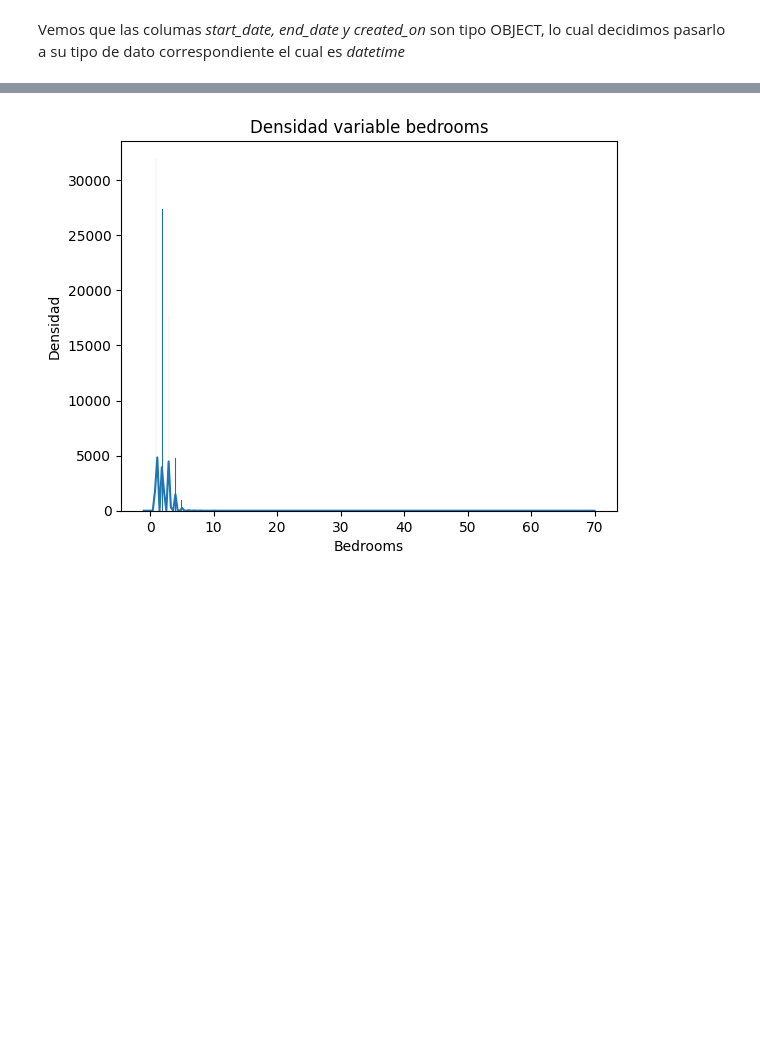
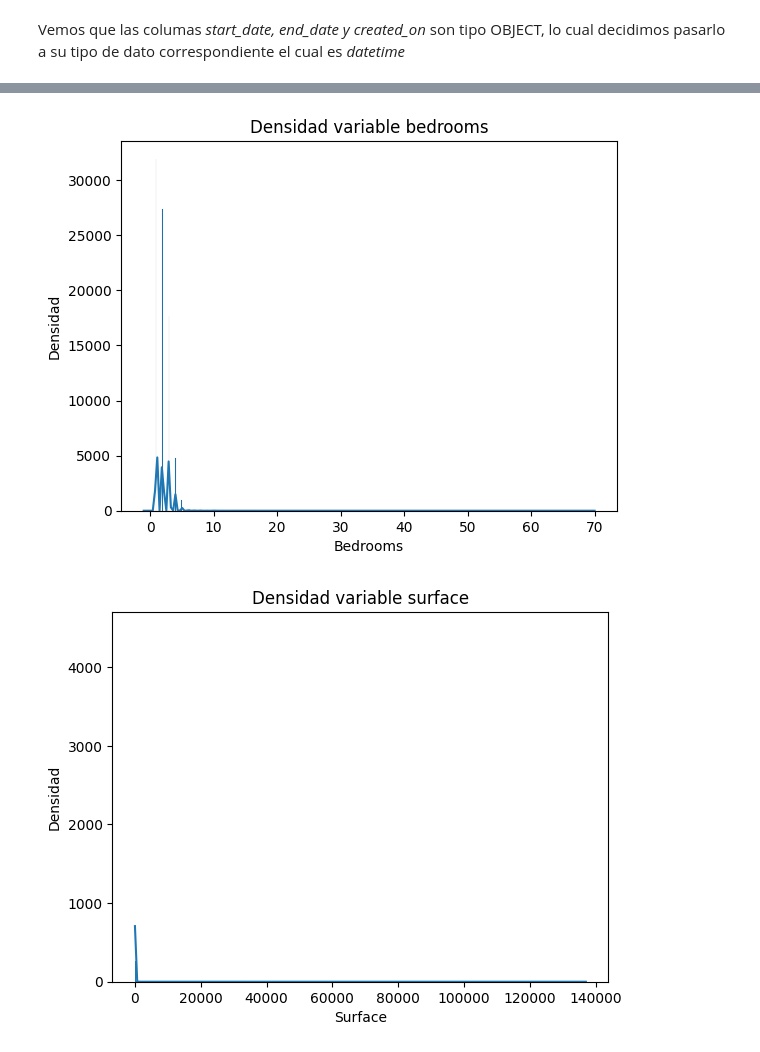
Before and after one commit to decouflet/7506R-2C2022-GRUPO15, a Jupyter notebook: TP1_orga_del_datos.ipynb, the cells around one changed output, grey strips where cells are left out. Drawn from its saved outputs; the diff is of its cells as text; code cells hidden in the pictures; blank space fills up the shorter version.

```diff
--- a/TP1_orga_del_datos.ipynb
+++ b/TP1_orga_del_datos.ipynb
@@ -164,28 +182,41 @@ train_set, train_test = train_test_split(properati_limpio, test_size = 0.2, rand
 # %%
 #Heatmap de la correlacion de Pearson entre las variables
 
 matriz_corr_properati = properati_limpio.corr()
 
 plt.figure(figsize = (8,4))
 sns.heatmap(matriz_corr_properati, annot = True, cmap='coolwarm')
 plt.show()
 
 #Como vemos en el mapa de calor las variables de cantidad de habitaciones y cantidad de ambientes estan furtemente correlacionadas
 # ya que el valor de su correlacion de Pearson es cercano a 1
 
 #Distribucion de:
 
 #Ambientes
 sns_hist=sns.histplot(data=properati_limpio['property_rooms'], kde=True, alpha = 1).set(title="Densidad variable rooms",xlabel="Rooms",ylabel="Densidad")
 plt.show()
 
 #Habitaciones
 sns_hist=sns.histplot(data=properati_limpio['property_bedrooms'], kde=True, alpha = 1).set(title="Densidad variable bedrooms",xlabel="Bedrooms",ylabel="Densidad")
 plt.show()
 
 #Ambos graficos de distribucion nos dicen que la cantidad de ambientes y habitaciones ronda entre 0 y 5 en la mayoria de las propiedades
-#Tambien se observan valores atipicos: Propiedades con 40 ambientes y 70 habitaciones (hay que hacerle un tratamiento para que el grafico sea mas claro)
+#Tambien se observan valores atipicos: Propiedades con 40 ambientes y 70 habitaciones a los que hay que hacerle un tratamiento para que el grafico sea mas claro
+#modificando/eliminando estos valores que hacen complicada la interpretacion del grafico.
+
+#Un buen tratamiento para los datos faltantes de las variables del numero de habitaciones y ambientes seria una regresion lineal con el precio de la propiedad, es decir
+#que en base a su precio se calcule la cantidad de ambientes y habitaciones
+
+#Superficie
+sns_hist=sns.histplot(data=properati_limpio['property_surface_total'], kde=True, alpha = 1).set(title="Densidad variable surface",xlabel="Surface",ylabel="Densidad")
+plt.show()
+
+#Precio
+sns_hist=sns.histplot(data=properati_limpio['property_price'], kde=True, alpha = 1).set(title="Densidad variable price",xlabel="Price",ylabel="Densidad")
+plt.show()
 # %% [output]
 [figure]
 [figure]
 [figure]
+[figure, added]
```
Also changed, not shown: parts of 2 cells of this notebook.
